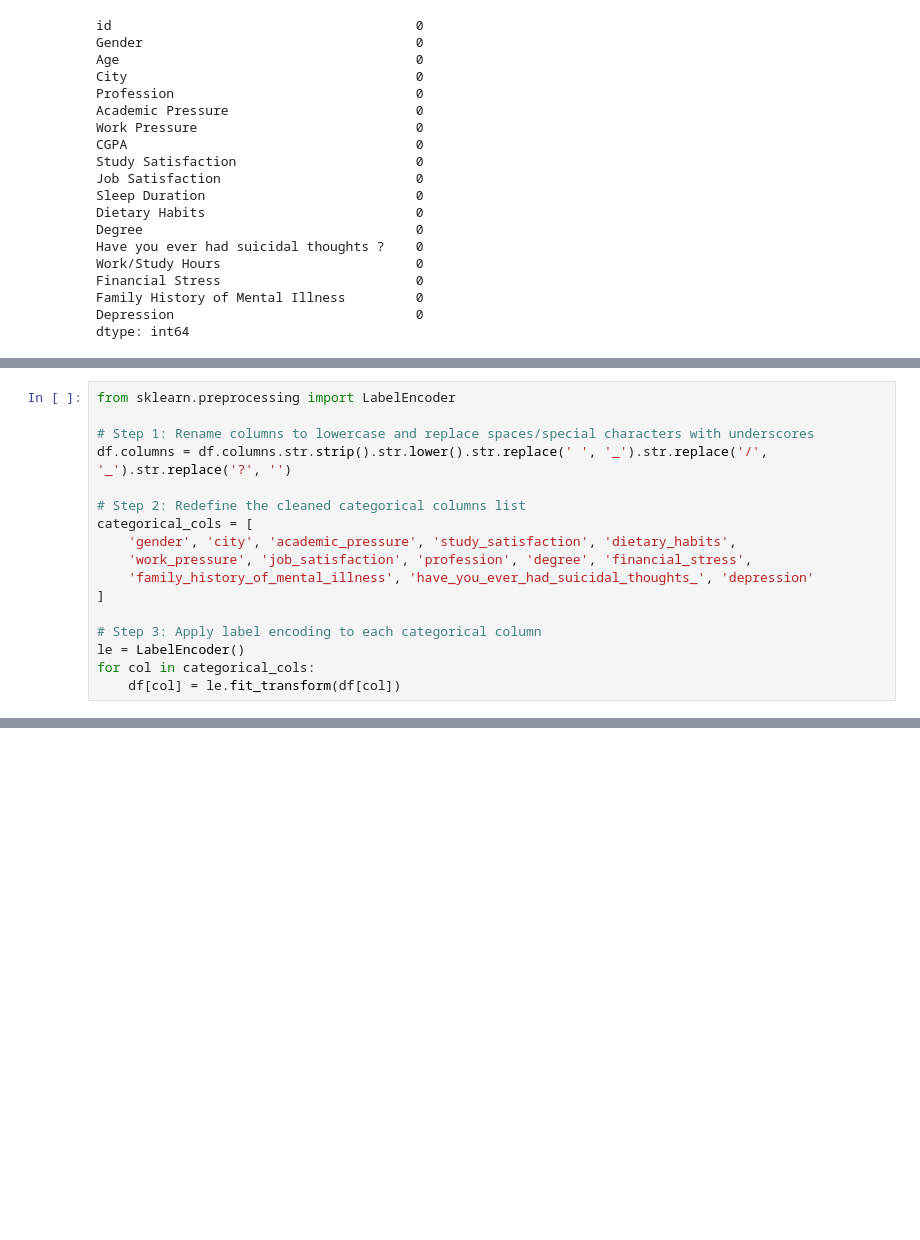
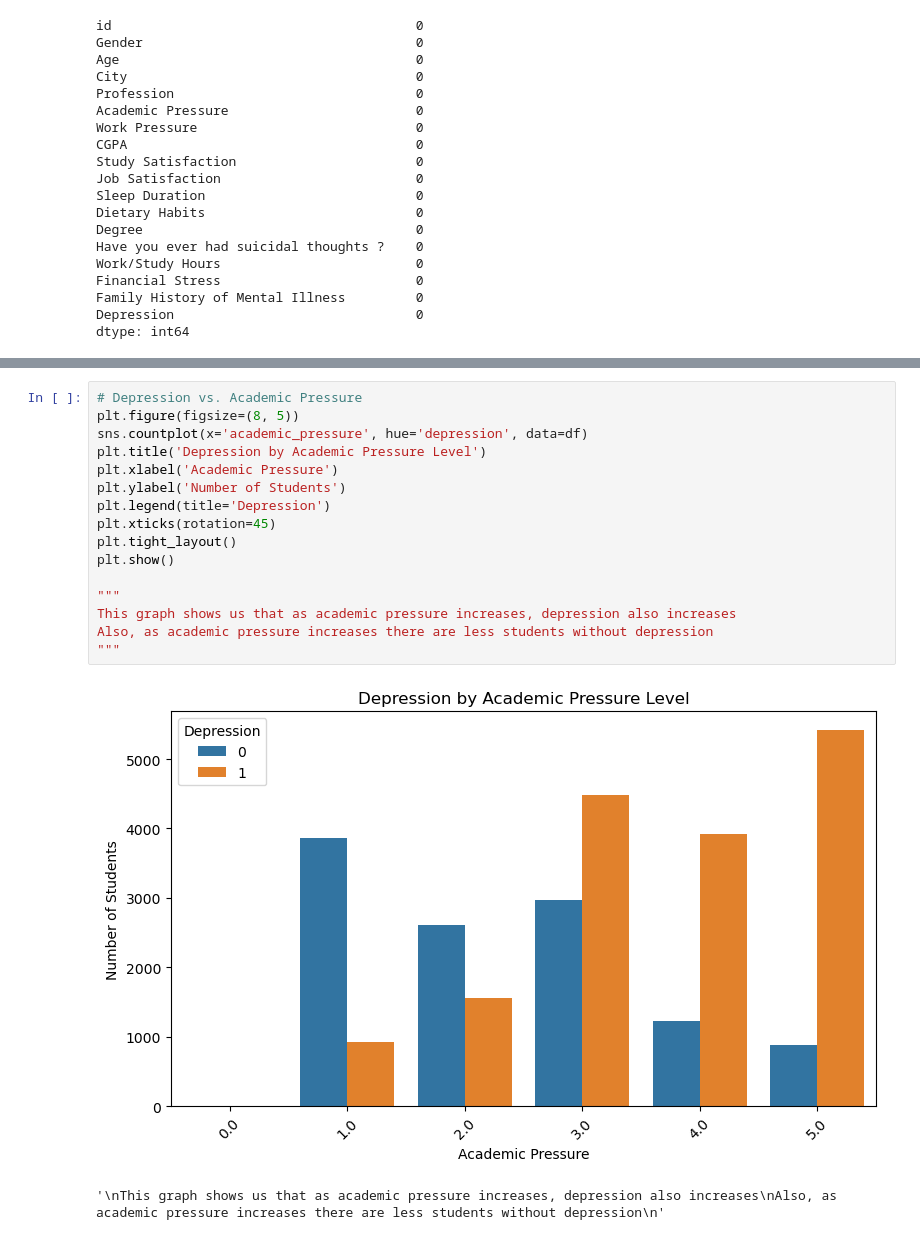
Before and after one commit to JustinCordova/student-depression-prediction, a Jupyter notebook: main.ipynb, the cells around one changed output, grey strips where cells are left out. Cells and saved outputs as stored; diff of their text form; blank space fills up the shorter version.

```diff
--- a/main.ipynb
+++ b/main.ipynb
@@ -99,17 +211,0 @@ print(df.columns.tolist())
-# %%
-from sklearn.preprocessing import LabelEncoder
-
-# Step 1: Rename columns to lowercase and replace spaces/special characters with underscores
-df.columns = df.columns.str.strip().str.lower().str.replace(' ', '_').str.replace('/', '_').str.replace('?', '')
-
-# Step 2: Redefine the cleaned categorical columns list
-categorical_cols = [
-    'gender', 'city', 'academic_pressure', 'study_satisfaction', 'dietary_habits',
-    'work_pressure', 'job_satisfaction', 'profession', 'degree', 'financial_stress',
-    'family_history_of_mental_illness', 'have_you_ever_had_suicidal_thoughts_', 'depression'
-]
-
-# Step 3: Apply label encoding to each categorical column
-le = LabelEncoder()
-for col in categorical_cols:
-    df[col] = le.fit_transform(df[col])
@@ -115,0 +224,19 @@ for col in categorical_cols:
+# %%
+# Depression vs. Academic Pressure
+plt.figure(figsize=(8, 5))
+sns.countplot(x='academic_pressure', hue='depression', data=df)
+plt.title('Depression by Academic Pressure Level')
+plt.xlabel('Academic Pressure')
+plt.ylabel('Number of Students')
+plt.legend(title='Depression')
+plt.xticks(rotation=45)
+plt.tight_layout()
+plt.show()
+
+"""
+This graph shows us that as academic pressure increases, depression also increases
+Also, as academic pressure increases there are less students without depression
+"""
+# %% [output]
+[figure, added]
+'\nThis graph shows us that as academic pressure increases, depression also increases\nAlso, as academic pressure increases there are less students without depression\n'
```
Also changed, not shown: parts of 17 cells of this notebook, 1 other file.
